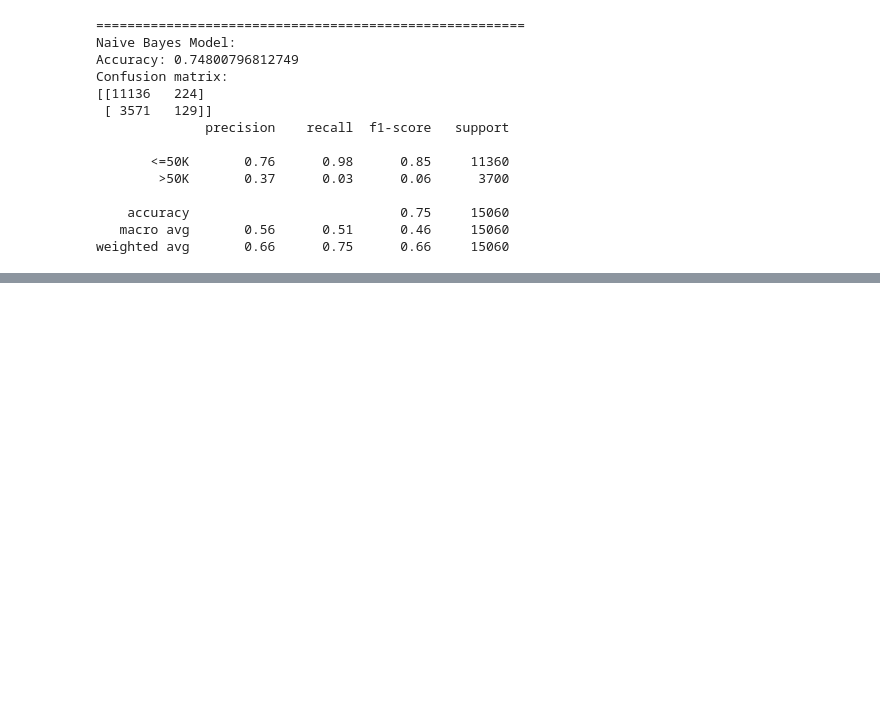
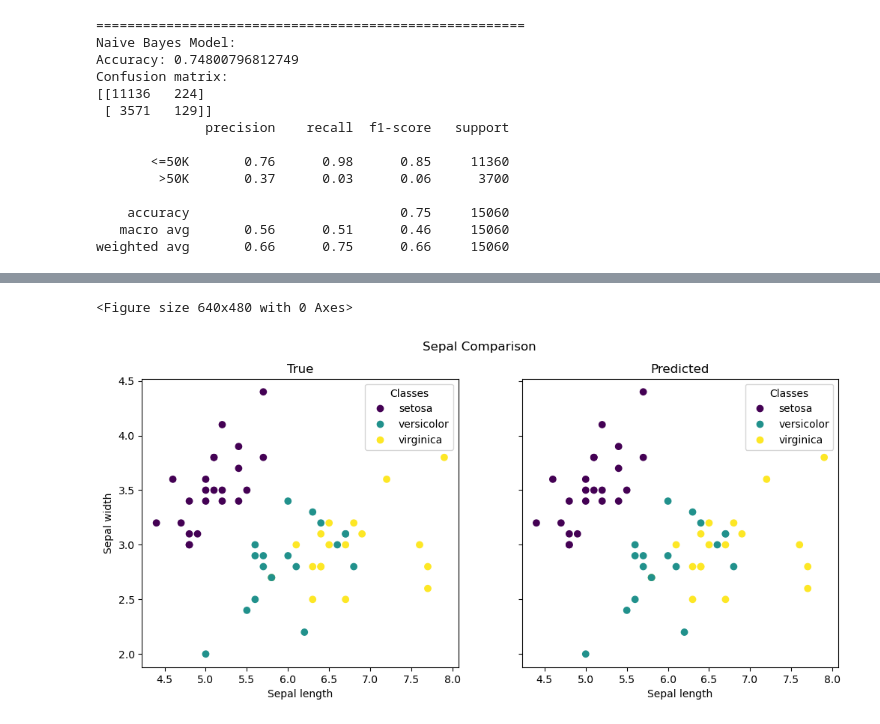
Before and after one commit to karuna-bhaila/mdas_ML, a Jupyter notebook: Task1.ipynb, the cells around one changed output, grey strips where cells are left out. Cells and saved outputs as stored; diff of their text form; code cells hidden in the pictures; blank space fills up the shorter version.

```diff
--- a/Task1.ipynb
+++ b/Task1.ipynb
@@ -241,0 +306,22 @@ weighted avg       0.66      0.75      0.66     15060
+# %%
+# Plot predictions
+plt.figure()
+fig,ax =plt.subplots(1,2,figsize=(12,5), sharex=True, sharey=True)
+
+length = ax[0].scatter(x=X_test[:,0], y=X_test[:,1], c=Y_test)
+width = ax[1].scatter(x=X_test[:,0], y=X_test[:,1], c=predictions)
+
+ax[0].set_title('True')
+ax[1].set_title('Predicted')
+ax[0].set_xlabel('Sepal length')
+ax[1].set_xlabel('Sepal length')
+ax[0].set_ylabel('Sepal width')
+fig.suptitle('Sepal Comparison')
+handles, labels = length.legend_elements()
+legend = ax[0].legend(handles = handles, labels = list(iris.target_names), title="Classes")
+legend = ax[1].legend(handles = handles, labels = list(iris.target_names), title="Classes")
+
+plt.show()
+# %% [output]
+<Figure size 640x480 with 0 Axes>
+[figure, added]
```
Also changed, not shown: parts of 11 cells of this notebook, 5 other files.
